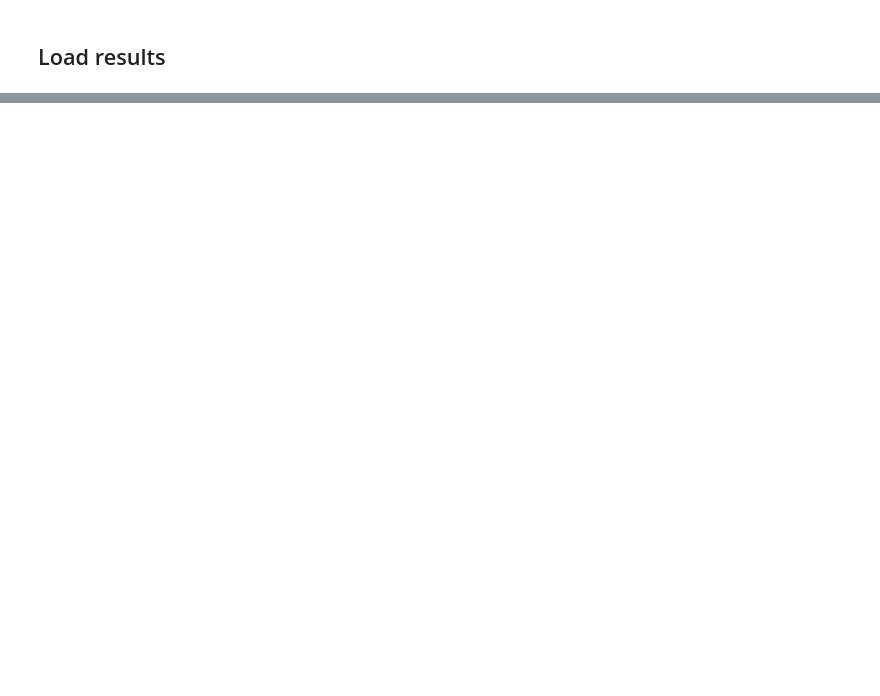
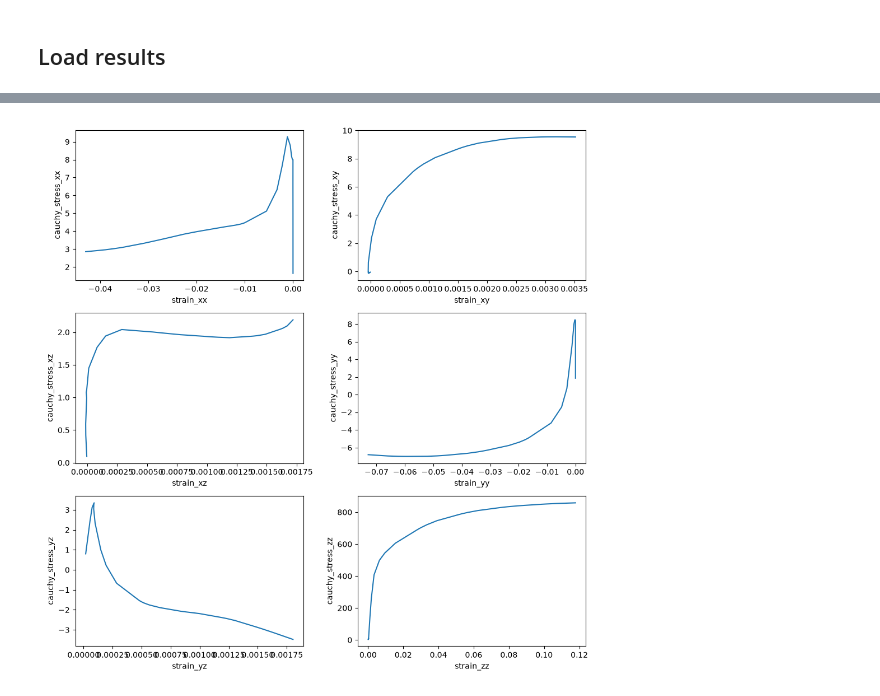
Before and after one commit to applied-material-modeling/graintrace, a Jupyter notebook: docs/tutorials/post-processing.ipynb, the cells around one changed output, grey strips where cells are left out. Saved outputs shown, nothing was run; the diff lists cells and outputs as text; code cells hidden in the pictures; blank space fills up the shorter version.

```diff
--- a/docs/tutorials/post-processing.ipynb
+++ b/docs/tutorials/post-processing.ipynb
@@ -55,0 +136,4 @@ onto an Exodus or VTK mesh via `graintrace.ipf_postprocess.IPFProcessor`.
+# %%
+Image("out/post/macro_stress_strain_cauchy_stress_vs_strain.png")
+# %% [output]
+[figure, added]
```
Also changed, not shown: parts of 21 cells of this notebook, 18 other files.
